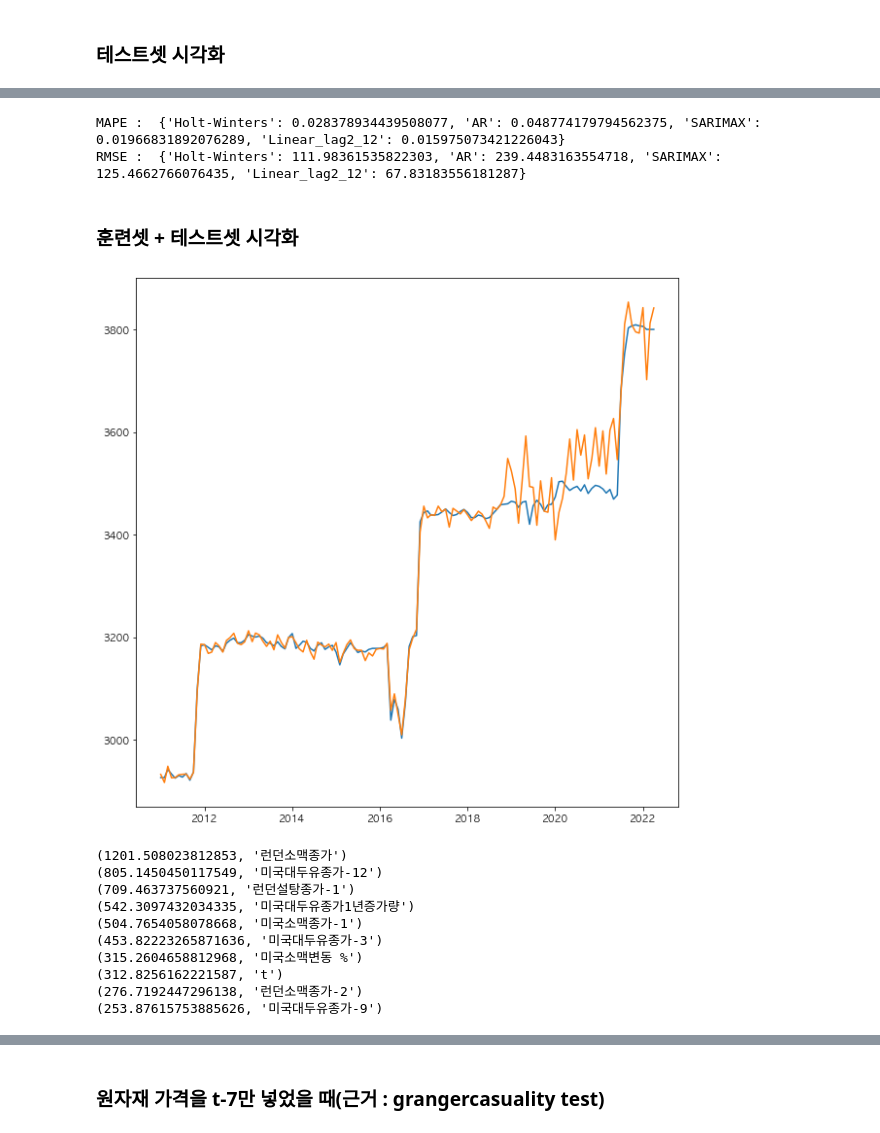
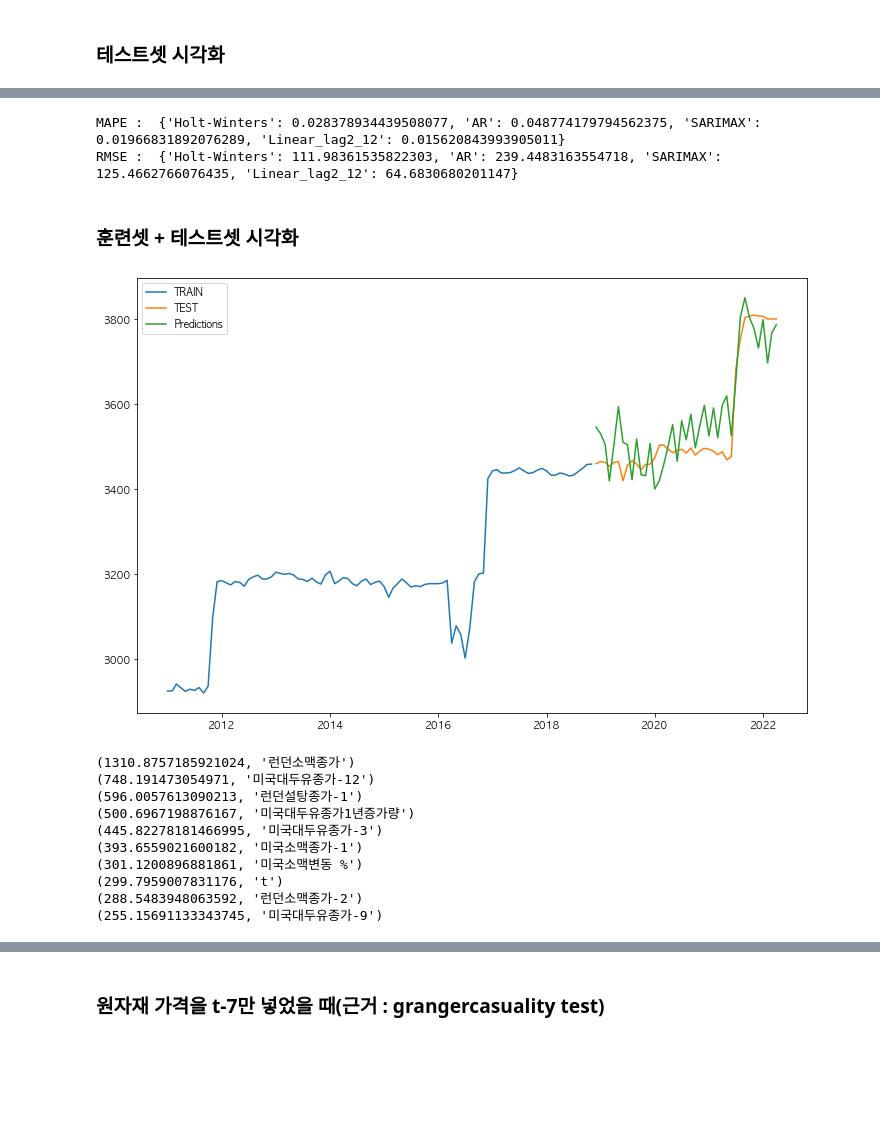
Before and after one commit to yongjunism/BobBit, a Jupyter notebook: modeling/ramyun/modeling.ipynb, the cells around one changed output, grey strips where cells are left out. Drawn from its saved outputs; the diff is of its cells as text; code cells hidden in the pictures; blank space fills up the shorter version.

```diff
--- a/modeling/ramyun/modeling.ipynb
+++ b/modeling/ramyun/modeling.ipynb
@@ -511,9 +511,11 @@ mape_result
 #### 다른 피쳐들도..
 # %%
 
-lagged_data = slidingwindow(result, 't', 2)
-lagged_data.set_index('날짜', inplace=True)
-lagged_data['t+1'] = lagged_data['t'].shift(-1)
+# lagged_data = slidingwindow(result, 't', 2)
+# lagged_data.set_index('날짜', inplace=True)
+t_data = result.copy()
+t_data.set_index('날짜', inplace=True)
+t_data['t+1'] = t_data['t'].shift(-1)
 
-lagged_data.fillna(method='bfill', inplace=True)
-lagged_data.fillna(method='bfill', inplace=True)
+t_data.fillna(method='bfill', inplace=True)
+t_data.fillna(method='ffill', inplace=True)
@@ -625,19 +728,22 @@ rmse_result['Linear_lag2_12'] = mean_squared_error(y_test, y_pred_lr_lag2)**(0.5
 print("MAPE : ", mape_result)
 print("RMSE : ", rmse_result)
 # %% [output]
-MAPE :  {'Holt-Winters': 0.028378934439508077, 'AR': 0.048774179794562375, 'SARIMAX': 0.01966831892076289, 'Linear_lag2_12': 0.015975073421226043}
-RMSE :  {'Holt-Winters': 111.98361535822303, 'AR': 239.4483163554718, 'SARIMAX': 125.4662766076435, 'Linear_lag2_12': 67.83183556181287}
+MAPE :  {'Holt-Winters': 0.028378934439508077, 'AR': 0.048774179794562375, 'SARIMAX': 0.01966831892076289, 'Linear_lag2_12': 0.015620843993905011}
+RMSE :  {'Holt-Winters': 111.98361535822303, 'AR': 239.4483163554718, 'SARIMAX': 125.4662766076435, 'Linear_lag2_12': 64.6830680201147}
 # %% [markdown]
 ### 훈련셋 + 테스트셋 시각화
 # %%
-y_pred2 = lr_model.predict(scaler.transform(x))
+# y_pred2 = lr_model.predict(scaler.transform(x))
 y_pred2 = pd.DataFrame(y_pred2)
 y_pred2.index = y.index
-plt.plot(y)
-plt.plot(y_pred2)
+plt.figure(figsize=(12, 8))
+plt.plot(y_train, label="TRAIN")
+plt.plot(y_test, label="TEST")
+plt.plot(y_pred_lr_lag2, label="Predictions")
+plt.legend()
 plt.show()
 # %% [output]
-[figure, old version]
+[figure, new version]
 # %%
 coef = list(zip(lr_model.coef_, list(x_train)))
 coef.sort(reverse=True)
@@ -648,16 +754,16 @@ for ele in coef:
     if cnt == 10:
         break
 # %% [output]
-(1201.508023812853, '런던소맥종가')
-(805.1450450117549, '미국대두유종가-12')
-(709.463737560921, '런던설탕종가-1')
-(542.3097432034335, '미국대두유종가1년증가량')
-(504.7654058078668, '미국소맥종가-1')
-(453.82223265871636, '미국대두유종가-3')
-(315.2604658812968, '미국소맥변동 %')
-(312.8256162221587, 't')
-(276.7192447296138, '런던소맥종가-2')
-(253.87615753885626, '미국대두유종가-9')
+(1310.8757185921024, '런던소맥종가')
+(748.191473054971, '미국대두유종가-12')
+(596.0057613090213, '런던설탕종가-1')
+(500.6967198876167, '미국대두유종가1년증가량')
+(445.82278181466995, '미국대두유종가-3')
+(393.6559021600182, '미국소맥종가-1')
+(301.1200896881861, '미국소맥변동 %')
+(299.7959007831176, 't')
+(288.5483948063592, '런던소맥종가-2')
+(255.15691133343745, '미국대두유종가-9')
 # %%
 x_train
 # %% [output]
```
Also changed, not shown: parts of 22 cells of this notebook, 8 other files.
